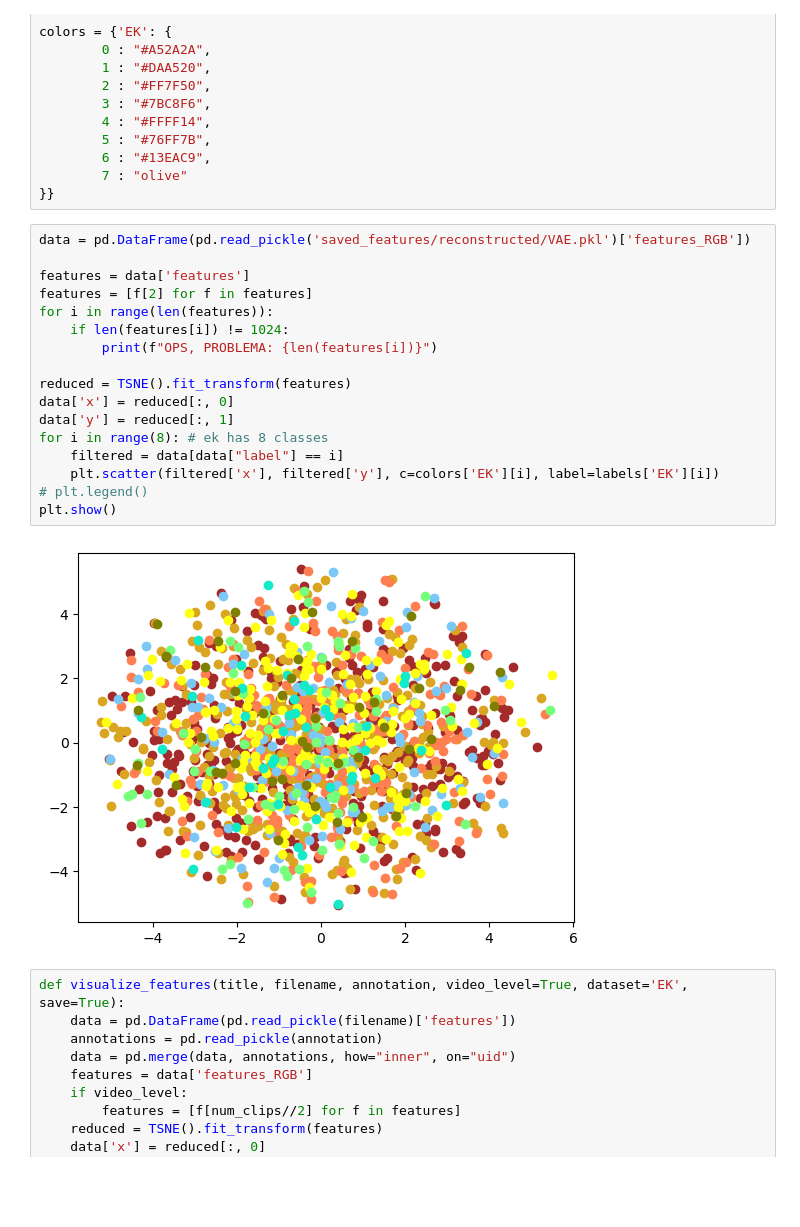
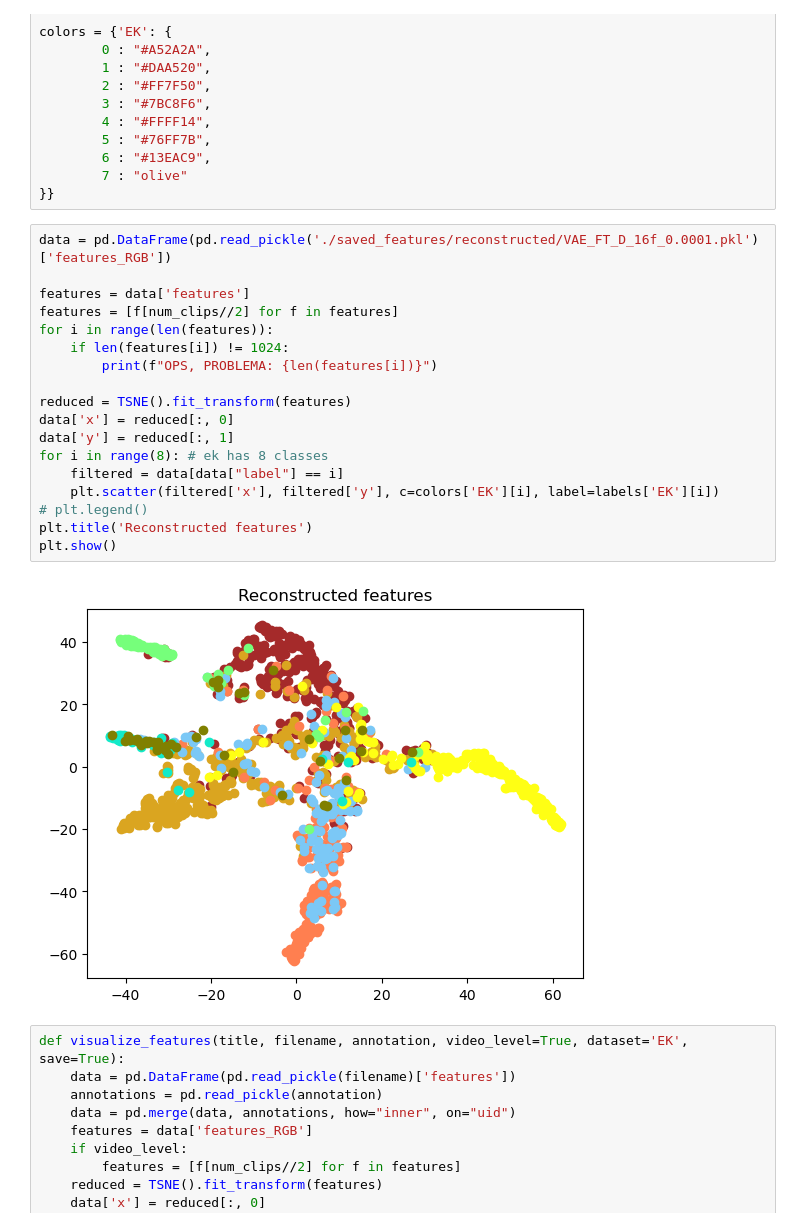
Before and after one commit to gabbiurlaro/aml22-ego, a Jupyter notebook: visualize_feature.ipynb, the cells around one changed output. Drawn from its saved outputs; the diff is of its cells as text; blank space fills up the shorter version.

```diff
--- a/visualize_feature.ipynb
+++ b/visualize_feature.ipynb
@@ -32,24 +32,25 @@ colors = {'EK': {
         7 : "olive"
 }}
 # %%
-data = pd.DataFrame(pd.read_pickle('saved_features/reconstructed/VAE.pkl')['features_RGB'])
+data = pd.DataFrame(pd.read_pickle('./saved_features/reconstructed/VAE_FT_D_16f_0.0001.pkl')['features_RGB'])
 
 features = data['features']
-features = [f[2] for f in features]
+features = [f[num_clips//2] for f in features]
 for i in range(len(features)):
     if len(features[i]) != 1024:
         print(f"OPS, PROBLEMA: {len(features[i])}")
 
 reduced = TSNE().fit_transform(features)
 data['x'] = reduced[:, 0]
 data['y'] = reduced[:, 1]
 for i in range(8): # ek has 8 classes
     filtered = data[data["label"] == i]
     plt.scatter(filtered['x'], filtered['y'], c=colors['EK'][i], label=labels['EK'][i])
 # plt.legend()
+plt.title('Reconstructed features')
 plt.show()
 # %% [output]
-[figure, old version]
+[figure, new version]
 # %%
 def visualize_features(title, filename, annotation, video_level=True, dataset='EK', save=True):
     data = pd.DataFrame(pd.read_pickle(filename)['features'])
```
Also changed, not shown: 2 other files.
